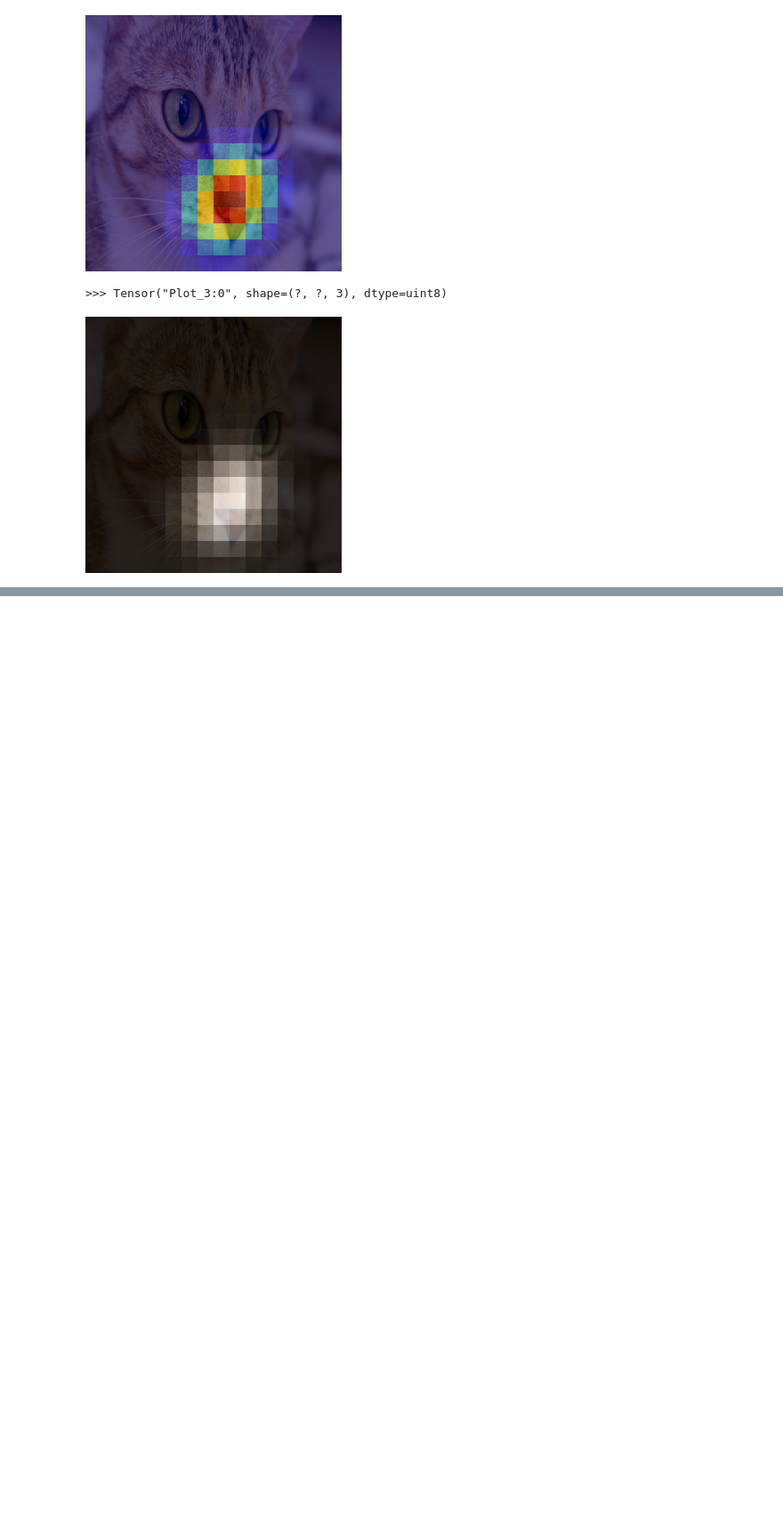
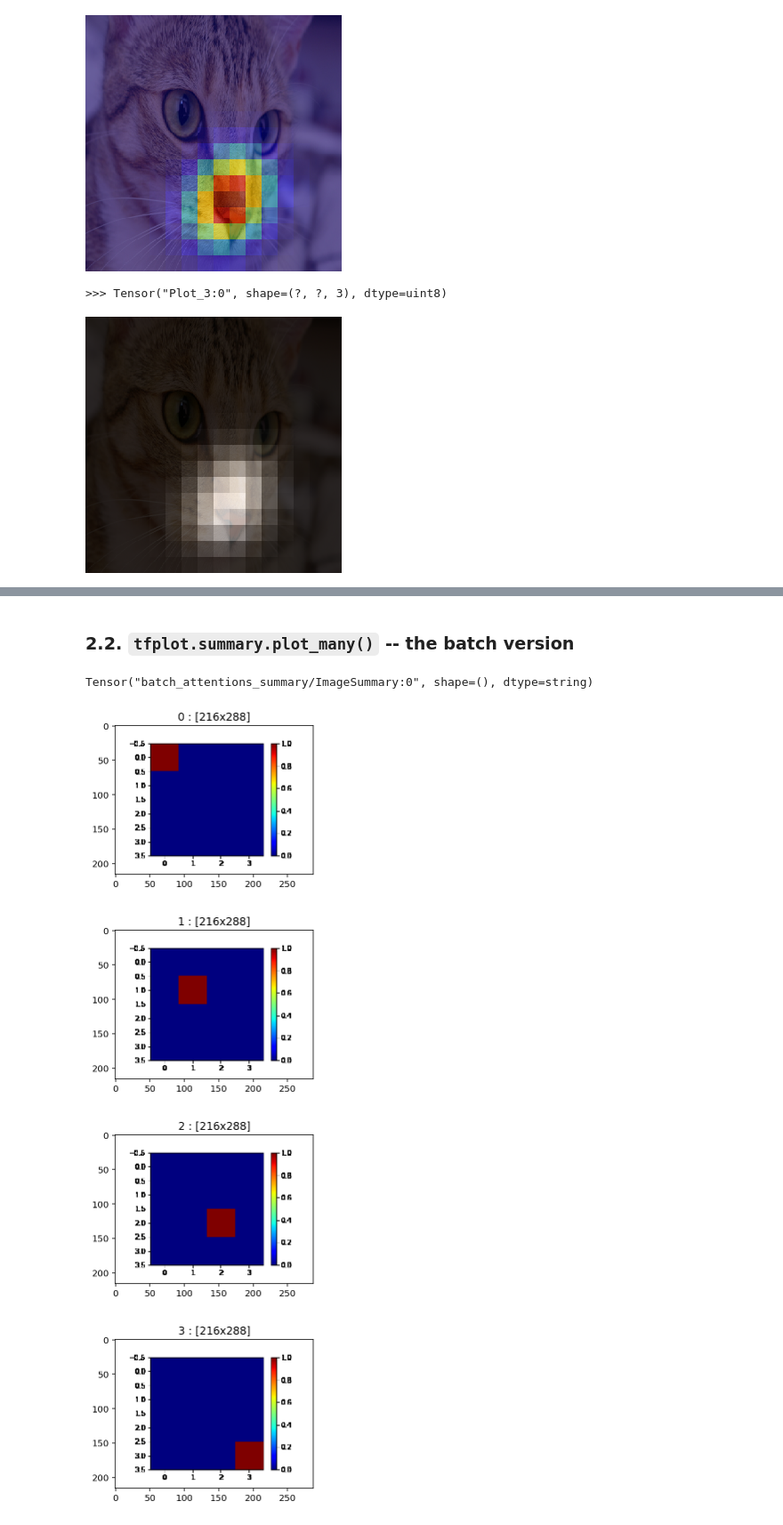
Before and after one commit to wookayin/tensorflow-plot, a Jupyter notebook: examples/showcases.ipynb, the cells around one changed output, grey strips where cells are left out. Shown at 89% size. Cells and saved outputs as stored; diff of their text form; code cells hidden in the pictures; blank space fills up the shorter version.

```diff
--- a/examples/showcases.ipynb
+++ b/examples/showcases.ipynb
@@ -35,6 +37,20 @@ def execute_plot_op(image):
     ret = image.eval()
     plt.close()
     return Image.fromarray(ret)
+# %%
+def execute_and_extract_image_summary(summary_op):
+    from cStringIO import StringIO
+    # evaluate and extract PNG from the summary protobuf
+    s = tf.Summary()
+    s.ParseFromString(summary_op.eval())
+    ims = []
+    for i in range(len(s.value)):
+        png_string = s.value[i].image.encoded_image_string
+        im = Image.open(StringIO(png_string))
+        ims.append(im)
+    plt.close()
+    if len(ims) == 1: return ims[0]
+    else: return ims
 # %% [markdown]
 and some data:
 # %%
@@ -134,0 +165,34 @@ execute_plot_op(plot_op)
+# %% [markdown]
+### 2.2. `tfplot.summary.plot_many()` -- the batch version
+# %%
+# batch of attention maps --> image summary
+batch_size, H, W = 4, 4, 4
+batch_attentions = np.zeros((batch_size, H, W), dtype=np.float32)
+for b in range(batch_size):
+    batch_attentions[b, b, b] = 1.0
+
+# Note that tfplot.summary.plot_many() takes an input in a batch form
+def figure_attention_demo2(attention):
+    fig = tfplot.Figure(figsize=(4, 3))
+    ax = fig.add_subplot(1, 1, 1)
+    im = ax.imshow(attention, cmap='jet')
+    fig.colorbar(im)
+    return fig
+summary_op = tfplot.summary.plot_many("batch_attentions_summary", figure_attention_demo2,
+                                      [batch_attentions], max_outputs=4)
+print(summary_op)
+images = execute_and_extract_image_summary(summary_op)
+# %% [output]
+Tensor("batch_attentions_summary/ImageSummary:0", shape=(), dtype=string)
+# %%
+# see the four images stored in the image summary
+for i in range(4):
+    plt.figure(figsize=(4, 4))
+    plt.title("%d : [%dx%d]" % (i, images[i].height, images[i].width))
+    plt.imshow(images[i])
+    plt.show()
+# %% [output]
+[figure, added]
+[figure, added]
+[figure, added]
+[figure, added]
```
Also changed, not shown: parts of 5 cells of this notebook, 2 other files.
